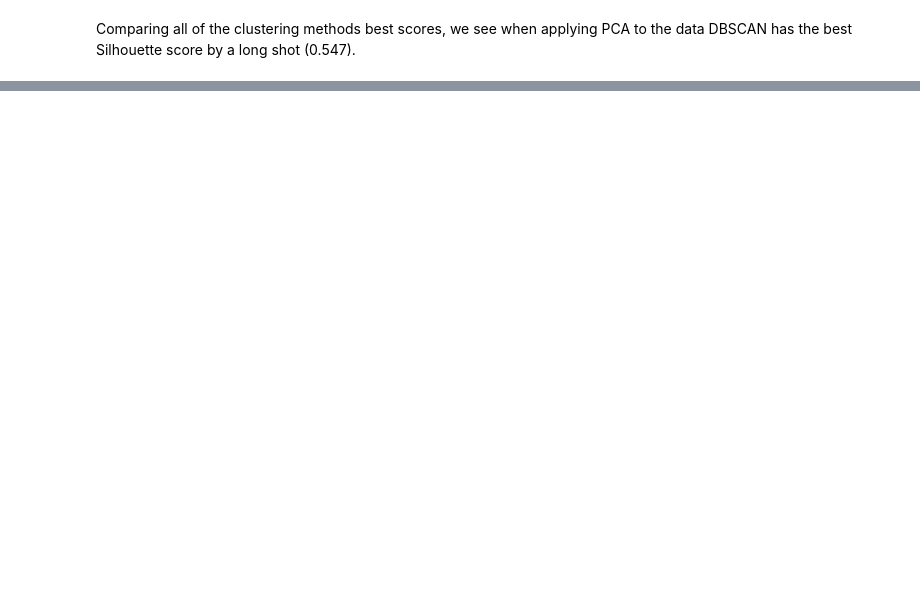
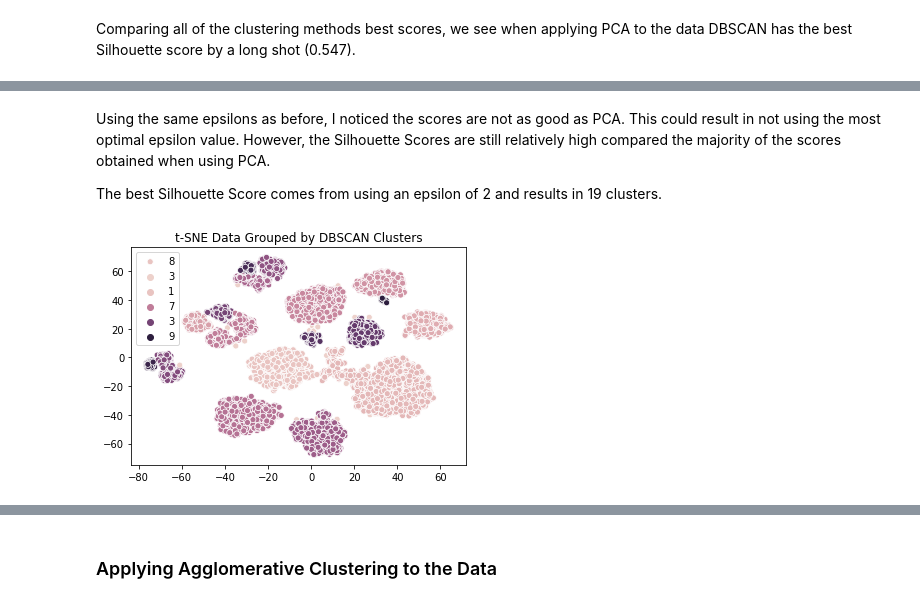
Before and after one commit to jhl126/For-Fun-LoL-Data, a Jupyter notebook: LoL Blue Wins Clustering.ipynb, the cells around one changed output, grey strips where cells are left out. Cells and saved outputs as stored; diff of their text form; code cells hidden in the pictures; blank space fills up the shorter version.

```diff
--- a/LoL Blue Wins Clustering.ipynb
+++ b/LoL Blue Wins Clustering.ipynb
@@ -514,0 +661,15 @@ Comparing all of the clustering methods best scores, we see when applying PCA to
+# %% [markdown]
+Using the same epsilons as before, I noticed the scores are not as good as PCA. This could result in not using the most optimal epsilon value. However, the Silhouette Scores are still relatively high compared the majority of the scores obtained when using PCA.
+
+The best Silhouette Score comes from using an epsilon of 2 and results in 19 clusters.
+# %%
+db = DBSCAN(eps=2)
+clusters = db.fit_predict(X_tsne)
+sns.scatterplot(
+    X_tsne[:, 0], X_tsne[:, 1], hue=clusters,
+)
+plt.title("t-SNE Data Grouped by DBSCAN Clusters")
+plt.legend(labels)
+plt.show()
+# %% [output]
+[figure, added]
@@ -514,0 +689,2 @@ Comparing all of the clustering methods best scores, we see when applying PCA to
+# %% [markdown]
+### Applying Agglomerative Clustering to the Data
```
Also changed, not shown: parts of 25 cells of this notebook.
